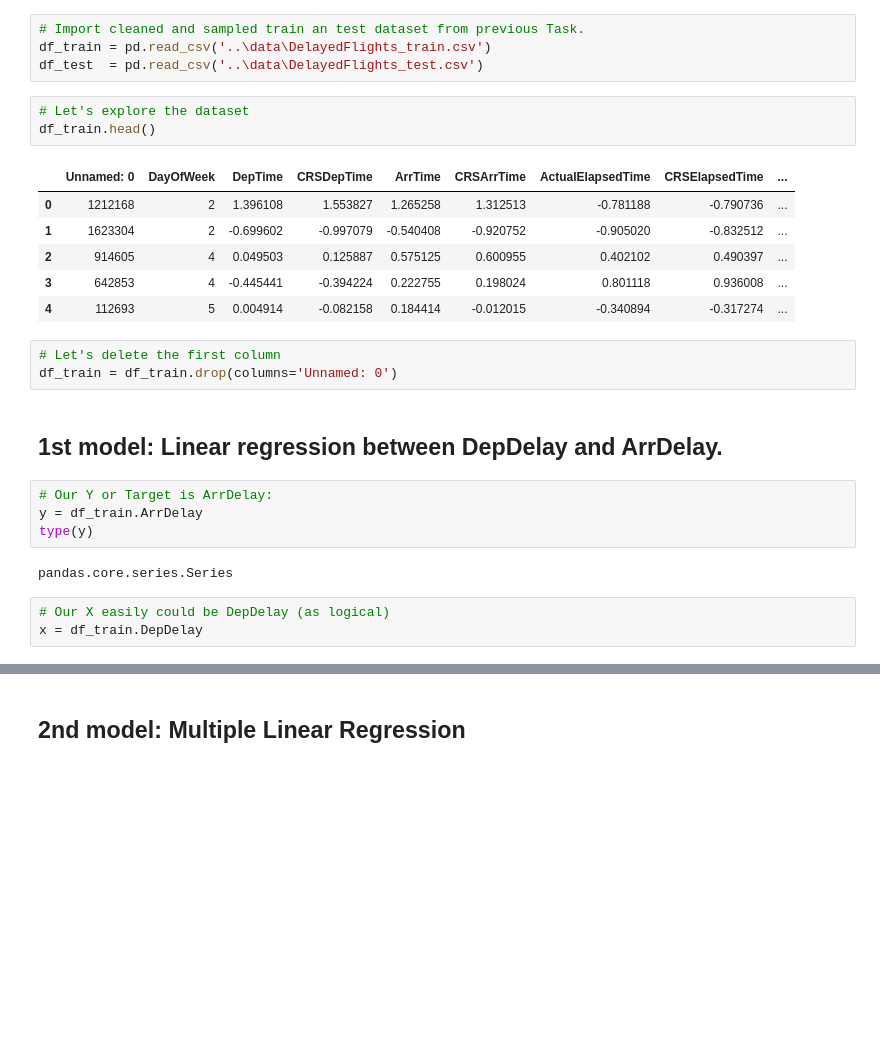
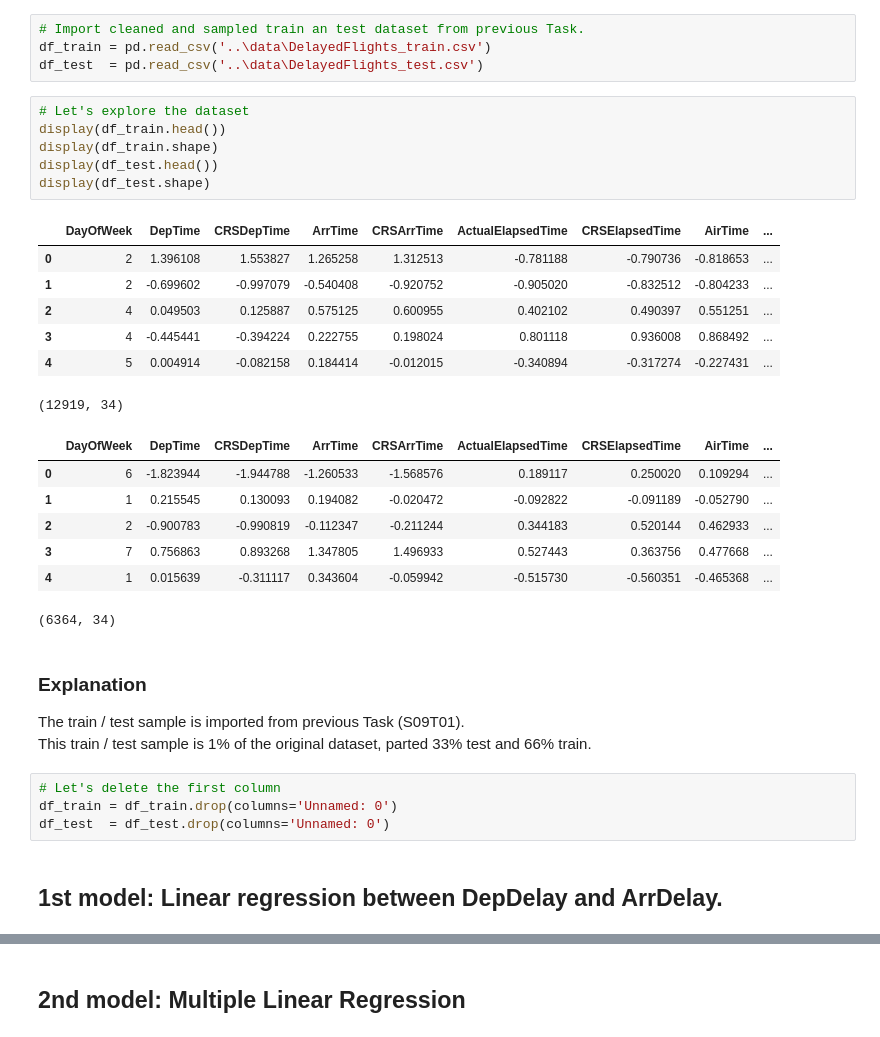
Before and after one commit to Javier-Alfonso-DS/S09_T02_Supervised_Learning_Regressions, a Jupyter notebook: S09_T02_Supervised_Learning_Regressions.ipynb, the cells around one changed output, grey strips where cells are left out. Drawn from its saved outputs; the diff is of its cells as text; blank space fills up the shorter version.

```diff
--- a/S09_T02_Supervised_Learning_Regressions.ipynb
+++ b/S09_T02_Supervised_Learning_Regressions.ipynb
@@ -52,25 +53,32 @@ df_train = pd.read_csv('..\data\DelayedFlights_train.csv')
 df_test  = pd.read_csv('..\data\DelayedFlights_test.csv')
 # %%
 # Let's explore the dataset
-df_train.head()
+display(df_train.head())
+display(df_train.shape)
+display(df_test.head())
+display(df_test.shape)
 # %% [output]
-|  | Unnamed: 0 | DayOfWeek | DepTime | CRSDepTime | ArrTime | CRSArrTime | ActualElapsedTime | CRSElapsedTime | ... |
-| 0 | 1212168 | 2 | 1.396108 | 1.553827 | 1.265258 | 1.312513 | -0.781188 | -0.790736 | ... |
-| 1 | 1623304 | 2 | -0.699602 | -0.997079 | -0.540408 | -0.920752 | -0.905020 | -0.832512 | ... |
-| 2 | 914605 | 4 | 0.049503 | 0.125887 | 0.575125 | 0.600955 | 0.402102 | 0.490397 | ... |
-| 3 | 642853 | 4 | -0.445441 | -0.394224 | 0.222755 | 0.198024 | 0.801118 | 0.936008 | ... |
-| 4 | 112693 | 5 | 0.004914 | -0.082158 | 0.184414 | -0.012015 | -0.340894 | -0.317274 | ... |
+|  | DayOfWeek | DepTime | CRSDepTime | ArrTime | CRSArrTime | ActualElapsedTime | CRSElapsedTime | AirTime | ... |
+| 0 | 2 | 1.396108 | 1.553827 | 1.265258 | 1.312513 | -0.781188 | -0.790736 | -0.818653 | ... |
+| 1 | 2 | -0.699602 | -0.997079 | -0.540408 | -0.920752 | -0.905020 | -0.832512 | -0.804233 | ... |
+| 2 | 4 | 0.049503 | 0.125887 | 0.575125 | 0.600955 | 0.402102 | 0.490397 | 0.551251 | ... |
+| 3 | 4 | -0.445441 | -0.394224 | 0.222755 | 0.198024 | 0.801118 | 0.936008 | 0.868492 | ... |
+| 4 | 5 | 0.004914 | -0.082158 | 0.184414 | -0.012015 | -0.340894 | -0.317274 | -0.227431 | ... |
+(12919, 34)
+|  | DayOfWeek | DepTime | CRSDepTime | ArrTime | CRSArrTime | ActualElapsedTime | CRSElapsedTime | AirTime | ... |
+| 0 | 6 | -1.823944 | -1.944788 | -1.260533 | -1.568576 | 0.189117 | 0.250020 | 0.109294 | ... |
+| 1 | 1 | 0.215545 | 0.130093 | 0.194082 | -0.020472 | -0.092822 | -0.091189 | -0.052790 | ... |
+| 2 | 2 | -0.900783 | -0.990819 | -0.112347 | -0.211244 | 0.344183 | 0.520144 | 0.462933 | ... |
+| 3 | 7 | 0.756863 | 0.893268 | 1.347805 | 1.496933 | 0.527443 | 0.363756 | 0.477668 | ... |
+| 4 | 1 | 0.015639 | -0.311117 | 0.343604 | -0.059942 | -0.515730 | -0.560351 | -0.465368 | ... |
+(6364, 34)
+# %% [markdown]
+### Explanation
+The train / test sample is imported from previous Task (S09T01).
+This train / test sample is 1% of the original dataset, parted 33% test and 66% train.
 # %%
 # Let's delete the first column
 df_train = df_train.drop(columns='Unnamed: 0')
+df_test  = df_test.drop(columns='Unnamed: 0')
 # %% [markdown]
 ## 1st model: Linear regression between DepDelay and ArrDelay.
-# %%
-# Our Y or Target is ArrDelay:
-y = df_train.ArrDelay
-type(y)
-# %% [output]
-pandas.core.series.Series
-# %%
-# Our X easily could be DepDelay (as logical)
-x = df_train.DepDelay
```
Also changed, not shown: parts of 66 cells of this notebook, 1 other file.
